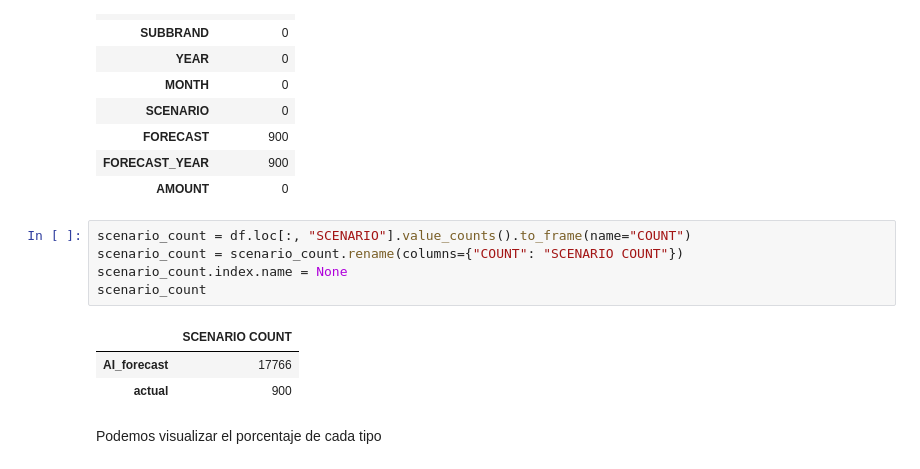
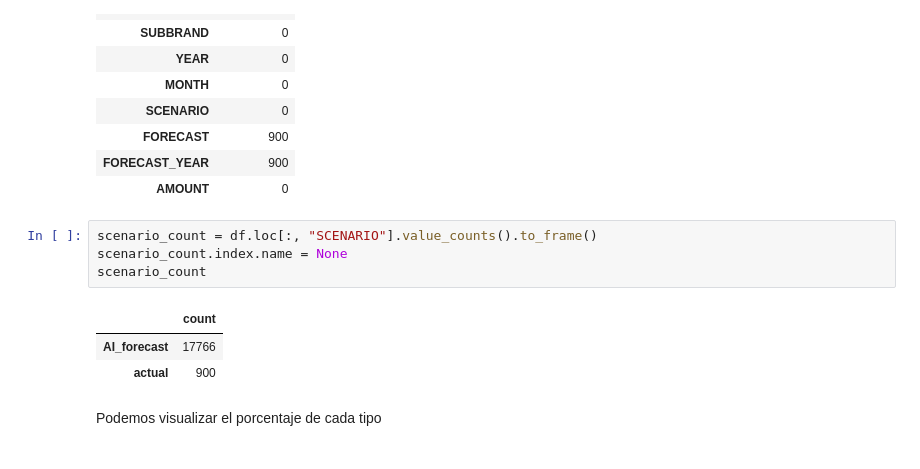
Before and after one commit to Alf-caput/data-visualization, a Jupyter notebook: ejercicios-clase/ejercicio3.ipynb, the cells around one changed output. Cells and saved outputs as stored; diff of their text form.

```diff
--- a/ejercicios-clase/ejercicio3.ipynb
+++ b/ejercicios-clase/ejercicio3.ipynb
@@ -73,12 +73,11 @@ na_df
 | FORECAST_YEAR | 900 |
 | AMOUNT | 0 |
 # %%
-scenario_count = df.loc[:, "SCENARIO"].value_counts().to_frame(name="COUNT")
-scenario_count = scenario_count.rename(columns={"COUNT": "SCENARIO COUNT"})
+scenario_count = df.loc[:, "SCENARIO"].value_counts().to_frame()
 scenario_count.index.name = None
 scenario_count
 # %% [output]
-|  | SCENARIO COUNT |
+|  | count |
 | AI_forecast | 17766 |
 | actual | 900 |
 # %% [markdown]
```
Also changed, not shown: parts of 10 cells of this notebook.
